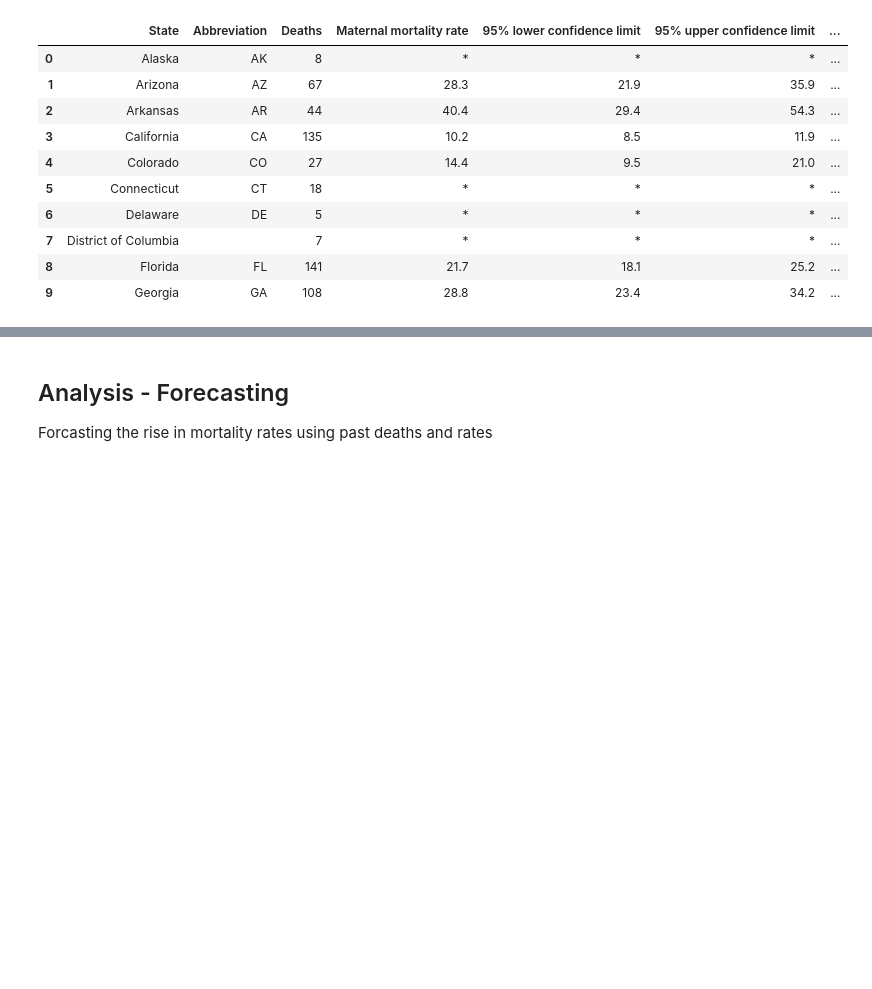
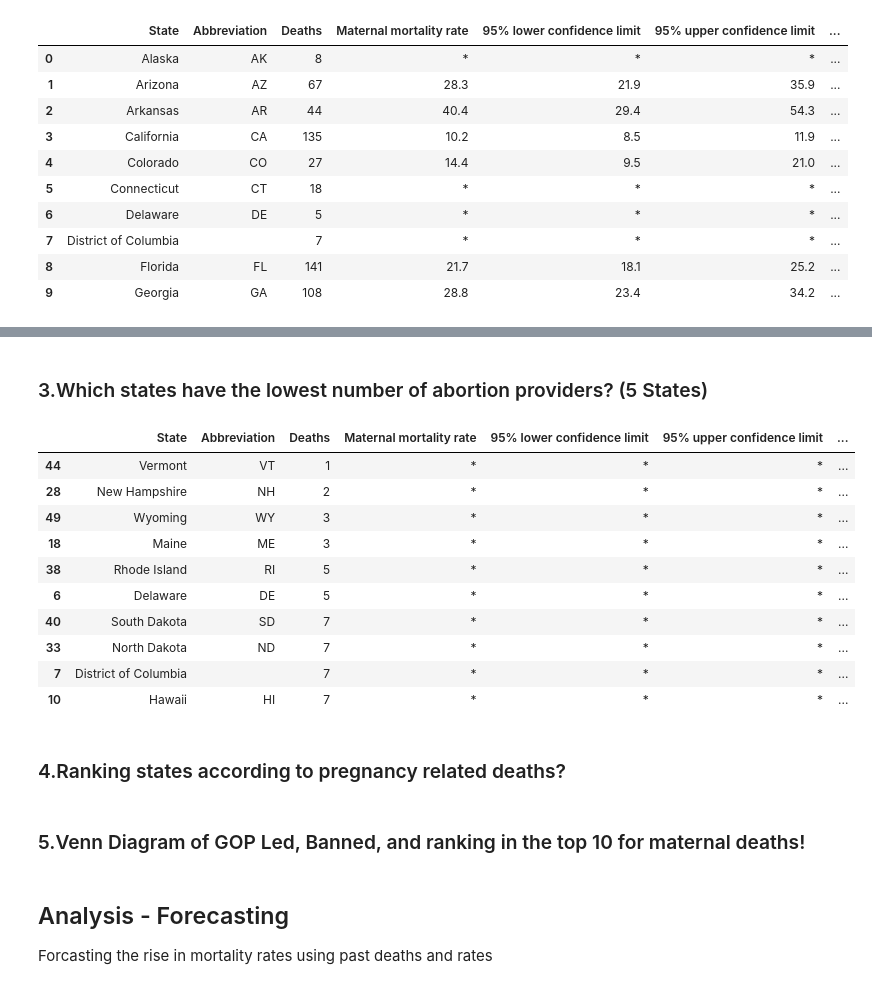
Before and after one commit to TuckerRasbury/00_MaternalMortalityandAbortionRelatedStatistics, a Jupyter notebook: 01_DataWrangling_PublicData.ipynb, the cells around one changed output, grey strips where cells are left out. Saved outputs shown, nothing was run; the diff lists cells and outputs as text; code cells hidden in the pictures; blank space fills up the shorter version.

```diff
--- a/01_DataWrangling_PublicData.ipynb
+++ b/01_DataWrangling_PublicData.ipynb
@@ -336,0 +380,19 @@ Status_of_Abortion_df
+# %% [markdown]
+### 3.Which states have the lowest number of abortion providers? (5 States)
+# %%
+Lowest_Deaths_df = Forecast_df.sort_values(by=["Deaths"], ascending=True).head(10)
+Lowest_Deaths_df
+# %% [output]
+|  | State | Abbreviation | Deaths | Maternal mortality rate | 95% lower confidence limit | 95% upper confidence limit | ... |
+| 44 | Vermont | VT | 1 | * | * | * | ... |
+| 28 | New Hampshire | NH | 2 | * | * | * | ... |
+| 49 | Wyoming | WY | 3 | * | * | * | ... |
+| 18 | Maine | ME | 3 | * | * | * | ... |
+| 38 | Rhode Island | RI | 5 | * | * | * | ... |
+| 6 | Delaware | DE | 5 | * | * | * | ... |
+| 40 | South Dakota | SD | 7 | * | * | * | ... |
+| 33 | North Dakota | ND | 7 | * | * | * | ... |
+| 7 | District of Columbia |  | 7 | * | * | * | ... |
+| 10 | Hawaii | HI | 7 | * | * | * | ... |
+# %% [markdown]
+### 4.Ranking states according to pregnancy related deaths?
@@ -337,3 +402,5 @@ Status_of_Abortion_df
+# %% [markdown]
+### 5.Venn Diagram of GOP Led, Banned, and ranking in the top 10 for maternal deaths!
 # %% [markdown]
 ## Analysis - Forecasting
 
```
Also changed, not shown: parts of 12 cells of this notebook.
